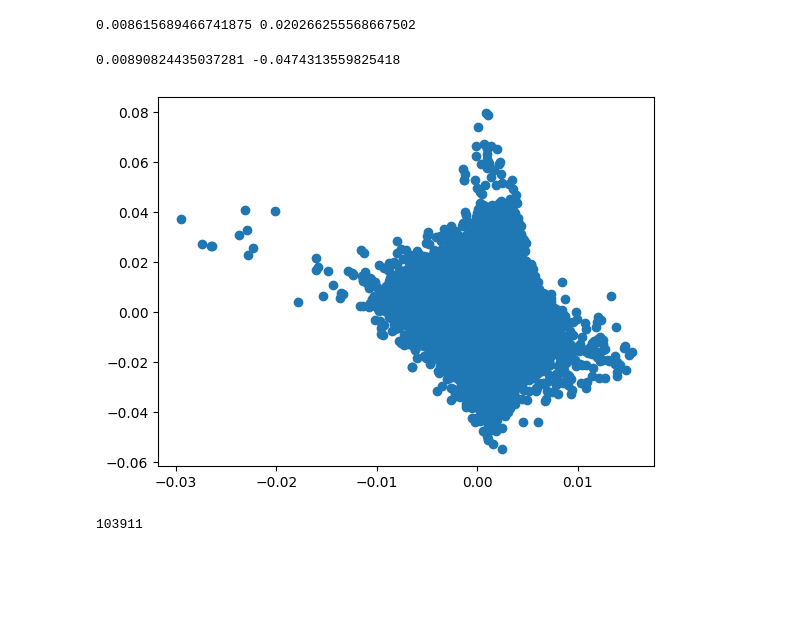
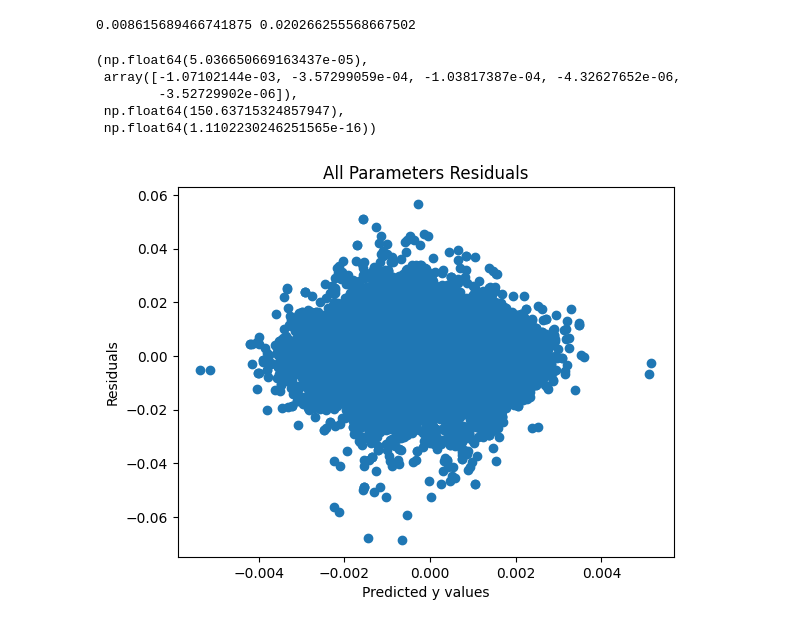
Before and after one commit to Audrey-White324/ista-421-final-project, a Jupyter notebook: white_regression_implementation.ipynb, the cells around one changed output. Drawn from its saved outputs; the diff is of its cells as text; code cells hidden in the pictures; blank space fills up the shorter version.

```diff
--- a/white_regression_implementation.ipynb
+++ b/white_regression_implementation.ipynb
@@ -132,11 +156,7 @@ pd.DataFrame(simple, index=['bias', 'weight', 'rse', 'adj_r2']).head()
 def multiple_linreg(X, y):
     n_samples, n_features = X.shape
     rse, adj_r2 = k_fold_cross_val(X, y, n_samples, n_features)
-    weight, bias = linear_regression_gradient_descent(X, y)
-    y_pred = numpy.dot(X, weight) + bias
-    plt.figure()
-    plt.scatter(y_pred, y-y_pred)
-    return weight, bias, rse, adj_r2
+    return rse, adj_r2
 # %%
 rses = []
 r2s = []
@@ -207,26 +215,27 @@ print(r2)
 print(rse, r2)
 # %% [output]
 0.008615689466741875 0.020266255568667502
-# %%
-paw_df = X_df.copy()
-paw_interaction = X_df['x_pos_centered'] * X_df['y_pos_centered']
-paw_df['paw_interaction'] = paw_interaction
-rse, adj_r2 = k_fold_cross_val(paw_df.to_numpy(), y, paw_df.shape[0], paw_df.shape[1])
-weights, bias, rse, r2 = multiple_linreg(paw_df.to_numpy(), y)
-print(rse, adj_r2)
-# %% [output]
-0.00890824435037281 -0.0474313559825418
-[figure, removed]
-# %%
-paw_df.shape[0]
-# %% [output]
-103911
-# %%
-interaction_df = X_df.copy()
-paw_interaction = X_df['x_pos_centered'] * X_df['y_pos_centered']
-interaction_df['paw_interaction'] = paw_interaction
-string_interaction = X_df['x_pos_centered'] * X_df['paw_vel_centered']
-interaction_df['string_interaction'] = string_interaction
-weights, bias, rse, r2 = multiple_linreg(interaction_df.to_numpy(), y)
-rse, adj_r2 = k_fold_cross_val(interaction_df.to_numpy(), y, interaction_df.shape[0], interaction_df.shape[1])
-print(rse, adj_r2)
+# %%
+def multiple_linreg_eval(X_train, y_train, X_test, y_test, title_str):
+    n_samples, n_features = X.shape
+    weights, bias = linear_regression_gradient_descent(X_train, y_train)
+    test_X = X_test.to_numpy()
+    y_pred = numpy.dot(test_X, weights)
+    residuals = y_pred - y_test
+    F = calculate_F(y_test, y_pred, X_test.shape[1], X_test.shape[0])
+    p_val = 1 - stats.f.cdf(F, X_test.shape[1], X_test.shape[0] - X_test.shape[1])
+    plt.figure()
+    plt.scatter(y_pred, residuals)
+    plt.xlabel('Predicted y values')
+    plt.ylabel('Residuals')
+    plt.title(title_str)
+    return bias, weight, F, p_val
+# %%
+multiple_linreg_eval(X_train, y_train, X_test, y_test, 'All Parameters Residuals')
+# %% [output]
+(np.float64(5.036650669163437e-05),
+ array([-1.07102144e-03, -3.57299059e-04, -1.03817387e-04, -4.32627652e-06,
+        -3.52729902e-06]),
+ np.float64(150.63715324857947),
+ np.float64(1.1102230246251565e-16))
+[figure, added]
```
Also changed, not shown: parts of 12 cells of this notebook.
